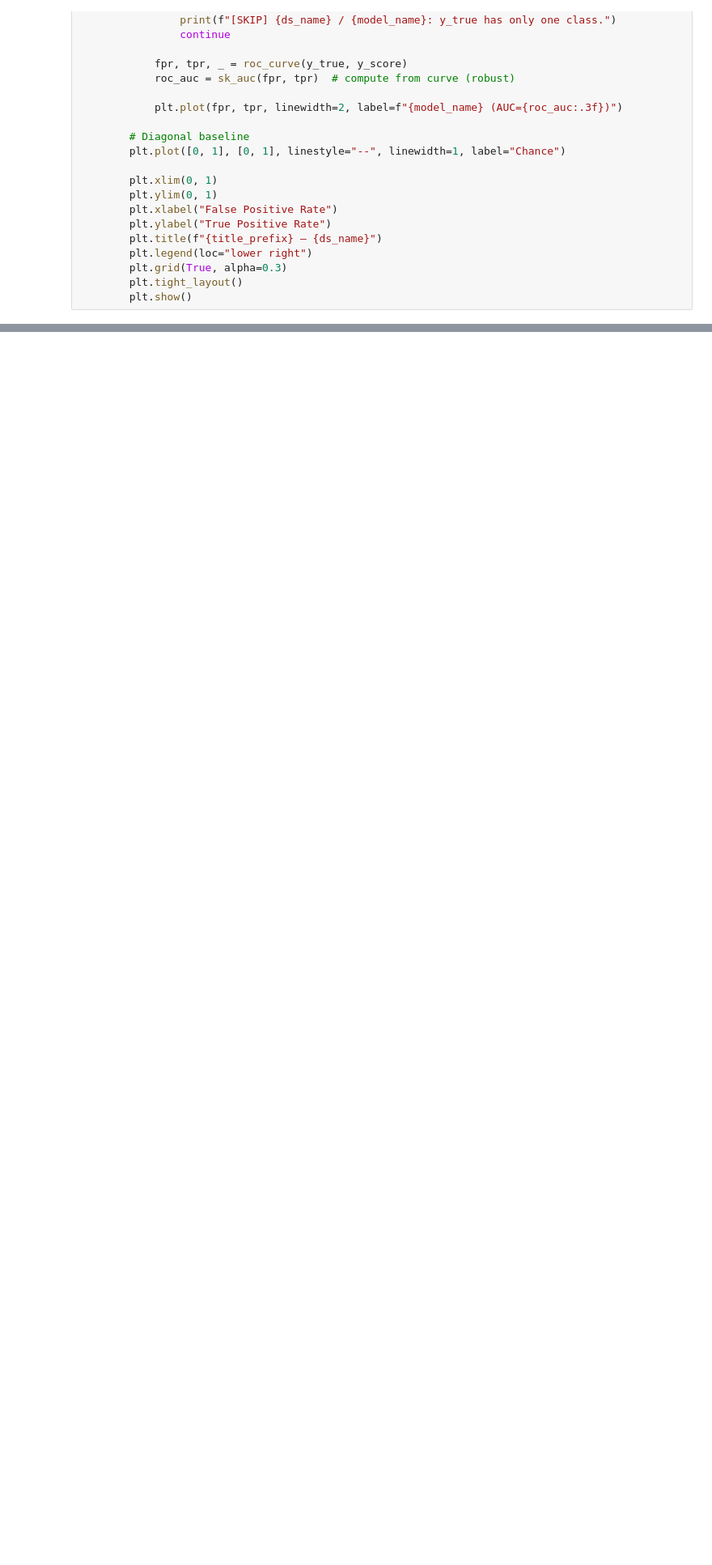
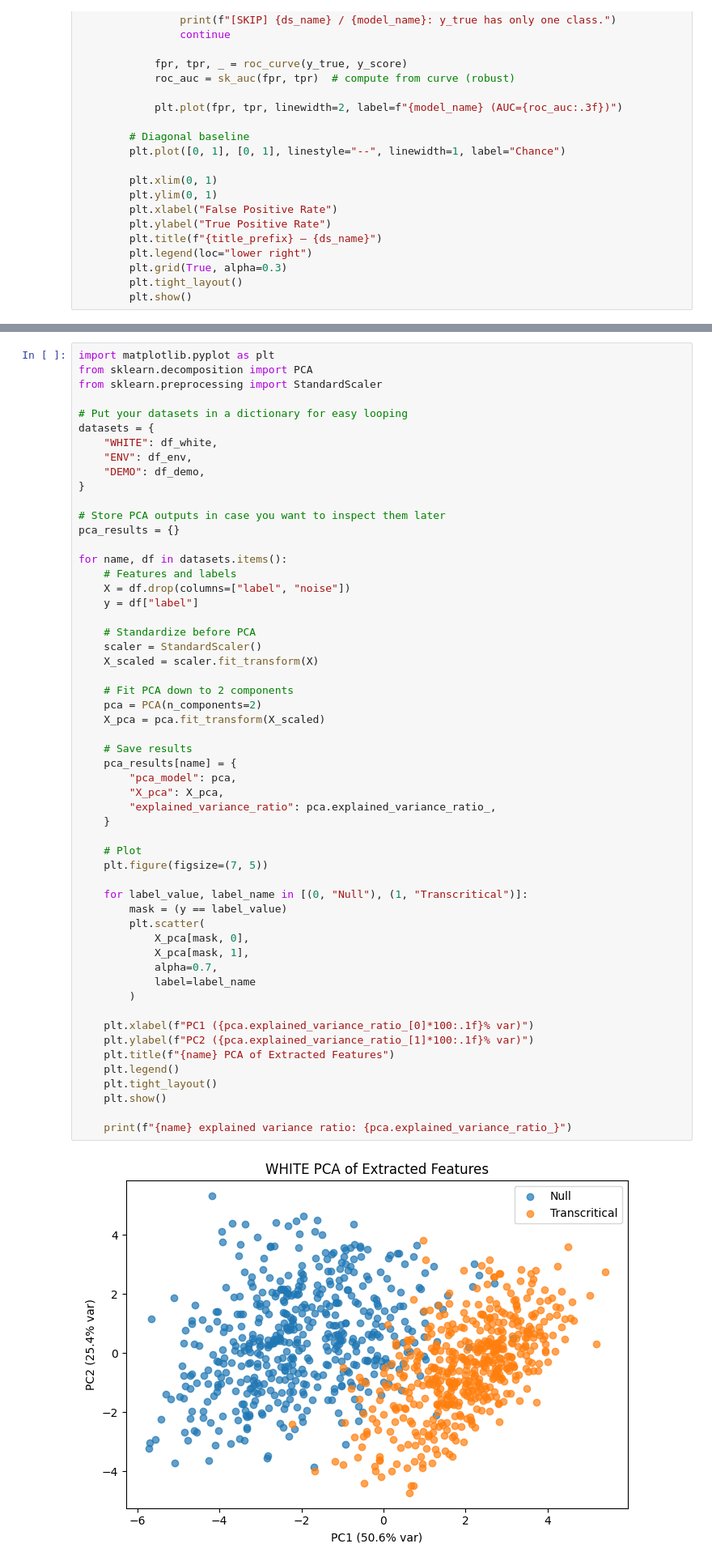
Before and after one commit to dhruvmenon76/BME590Project, a Jupyter notebook: notebooks/simulation_exploration.ipynb, the cells around one changed output, grey strips where cells are left out. Shown at 81% size. Saved outputs shown, nothing was run; the diff lists cells and outputs as text; blank space fills up the shorter version.

```diff
--- a/notebooks/simulation_exploration.ipynb
+++ b/notebooks/simulation_exploration.ipynb
@@ -447,0 +499,57 @@ plot_roc_by_noise(all_results)
+# %%
+import matplotlib.pyplot as plt
+from sklearn.decomposition import PCA
+from sklearn.preprocessing import StandardScaler
+
+# Put your datasets in a dictionary for easy looping
+datasets = {
+    "WHITE": df_white,
+    "ENV": df_env,
+    "DEMO": df_demo,
+}
+
+# Store PCA outputs in case you want to inspect them later
+pca_results = {}
+
+for name, df in datasets.items():
+    # Features and labels
+    X = df.drop(columns=["label", "noise"])
+    y = df["label"]
+
+    # Standardize before PCA
+    scaler = StandardScaler()
+    X_scaled = scaler.fit_transform(X)
+
+    # Fit PCA down to 2 components
+    pca = PCA(n_components=2)
+    X_pca = pca.fit_transform(X_scaled)
+
+    # Save results
+    pca_results[name] = {
+        "pca_model": pca,
+        "X_pca": X_pca,
+        "explained_variance_ratio": pca.explained_variance_ratio_,
+    }
+
+    # Plot
+    plt.figure(figsize=(7, 5))
+
+    for label_value, label_name in [(0, "Null"), (1, "Transcritical")]:
+        mask = (y == label_value)
+        plt.scatter(
+            X_pca[mask, 0],
+            X_pca[mask, 1],
+            alpha=0.7,
+            label=label_name
+        )
+
+    plt.xlabel(f"PC1 ({pca.explained_variance_ratio_[0]*100:.1f}% var)")
+    plt.ylabel(f"PC2 ({pca.explained_variance_ratio_[1]*100:.1f}% var)")
+    plt.title(f"{name} PCA of Extracted Features")
+    plt.legend()
+    plt.tight_layout()
+    plt.show()
+
+    print(f"{name} explained variance ratio: {pca.explained_variance_ratio_}")
+# %% [output]
+[figure, added]
```
Also changed, not shown: parts of 6 cells of this notebook, 1 other file.
